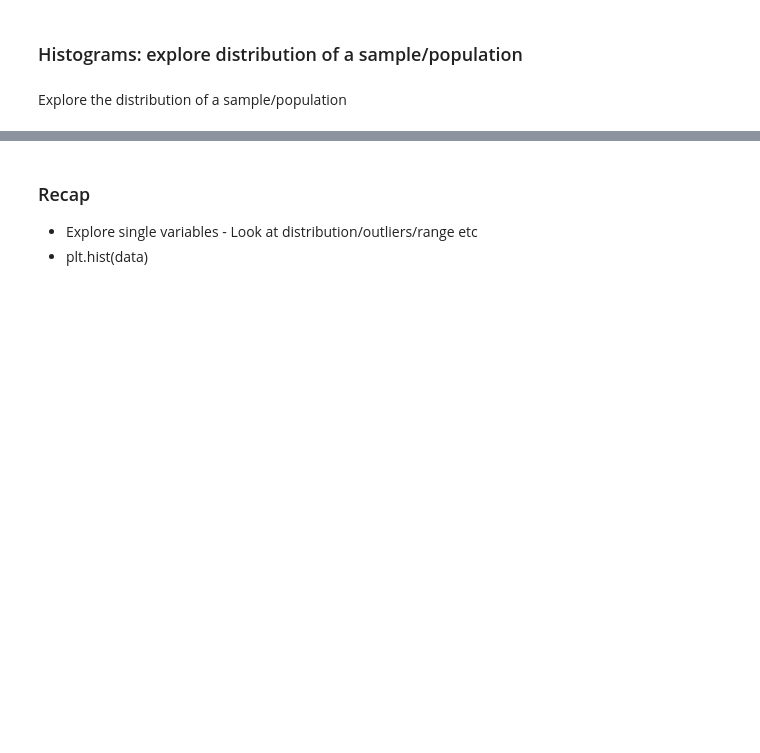
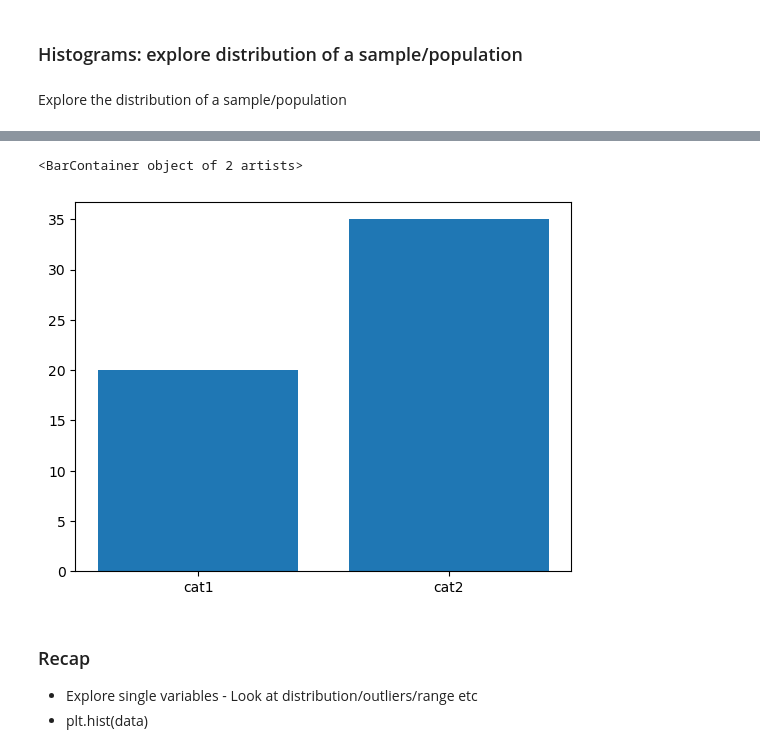
Before and after one commit to Cayt-Schlichting/python-exercises, a Jupyter notebook: jemison-matplotlib-lesson.ipynb, the cells around one changed output, grey strips where cells are left out. Drawn from its saved outputs; the diff is of its cells as text; code cells hidden in the pictures; blank space fills up the shorter version.

```diff
--- a/jemison-matplotlib-lesson.ipynb
+++ b/jemison-matplotlib-lesson.ipynb
@@ -353,3 +376,11 @@ x = [x1, x2, x3,x4] # make a list of lists to iterate through
+# %%
+#Bar charts
+
+plt.bar(['cat1','cat2'],[20,35])
+#plt.barh(['cat1','cat2'],[20,35])
+# %% [output]
+<BarContainer object of 2 artists>
+[figure, added]
 # %% [markdown]
 ### Recap
 - Explore single variables - Look at distribution/outliers/range etc
```
Also changed, not shown: parts of 9 cells of this notebook.
